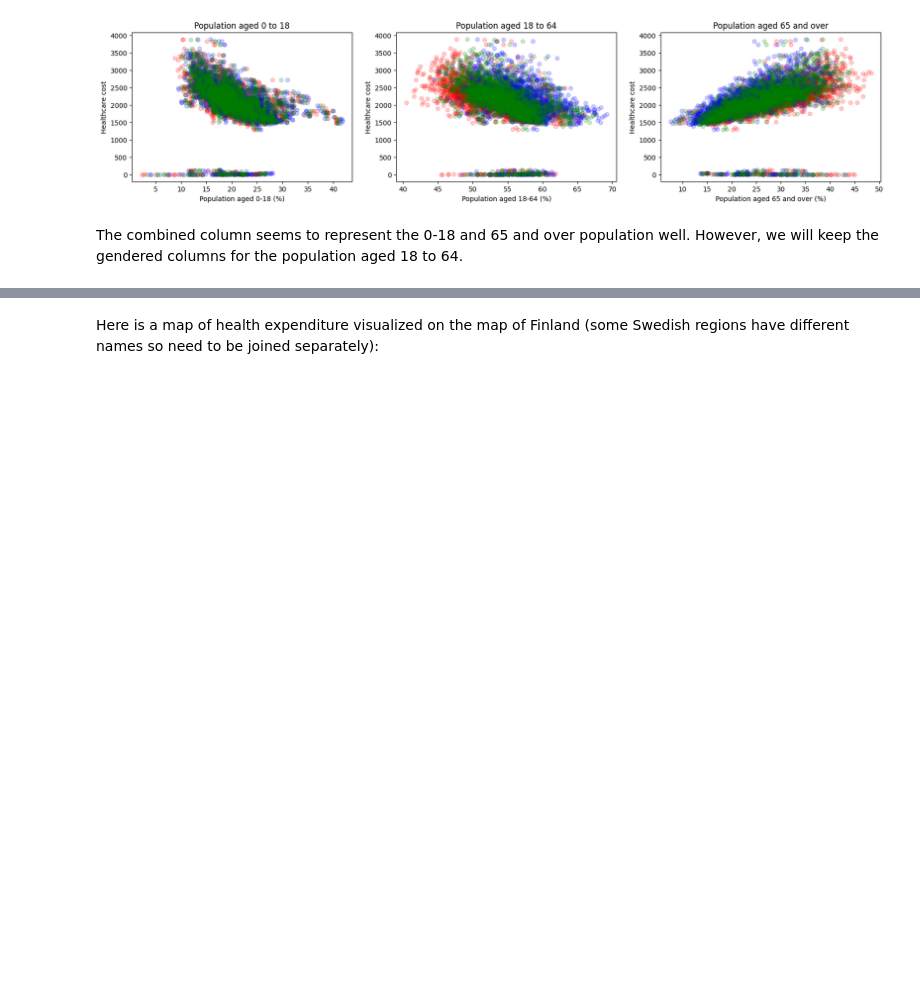
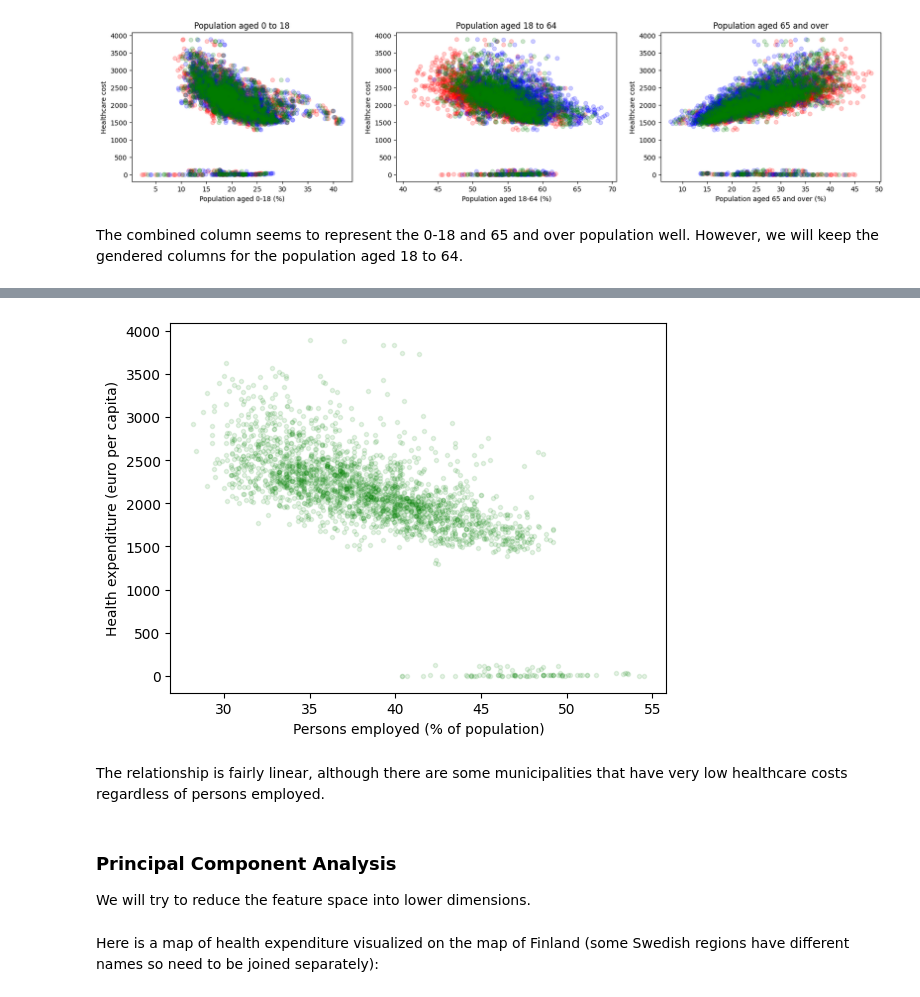
Before and after one commit to AnnaKuokkanen/DataScienceIntro, a Jupyter notebook: intro_to_data_project.ipynb, the cells around one changed output, grey strips where cells are left out. Saved outputs shown, nothing was run; the diff lists cells and outputs as text; code cells hidden in the pictures; blank space fills up the shorter version.

```diff
--- a/intro_to_data_project.ipynb
+++ b/intro_to_data_project.ipynb
@@ -364,3 +398,16 @@ The combined column seems to represent the 0-18 and 65 and over population well.
+# %%
+plt.scatter(df["combined_employed"], data["health_cost"], alpha=0.1, color="green", marker=".")
+plt.xlabel("Persons employed (% of population)")
+plt.ylabel("Health expenditure (euro per capita)")
+plt.show()
+# %% [output]
+[figure, added]
+# %% [markdown]
+The relationship is fairly linear, although there are some municipalities that have very low healthcare costs regardless of persons employed.
+# %% [markdown]
+### Principal Component Analysis
+
+We will try to reduce the feature space into lower dimensions.
 # %% [markdown]
 Here is a map of health expenditure visualized on the map of Finland (some Swedish regions have different names so need to be joined separately):
 # %%
```
Also changed, not shown: parts of 6 cells of this notebook, 3 other files.
